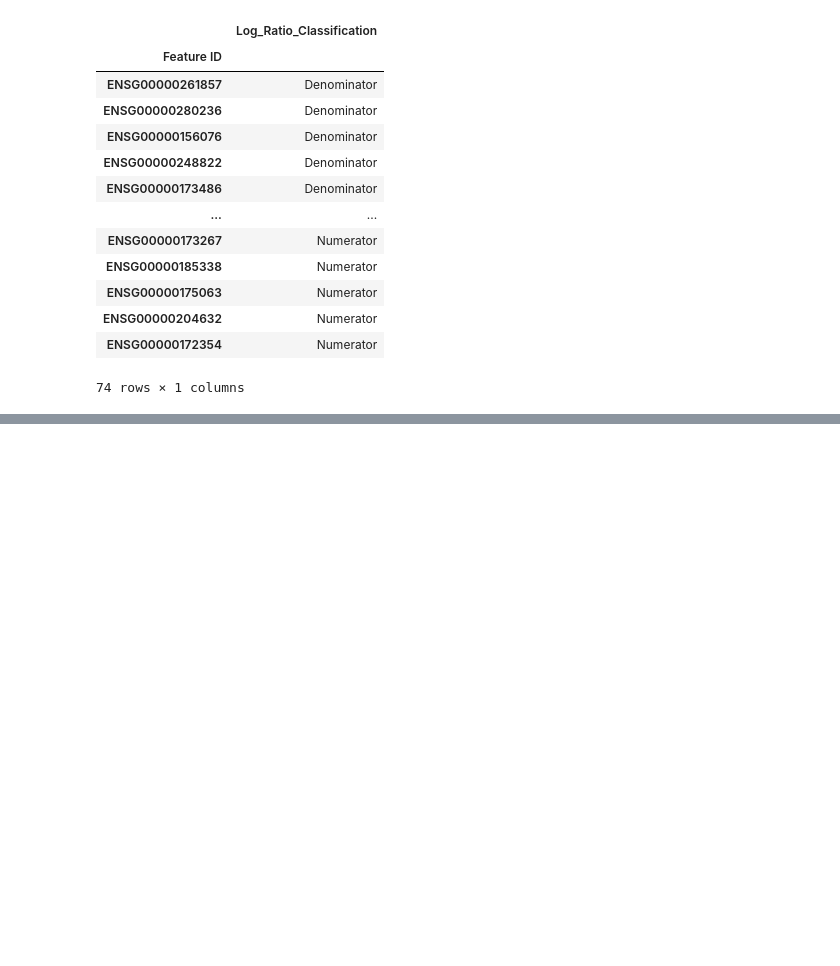
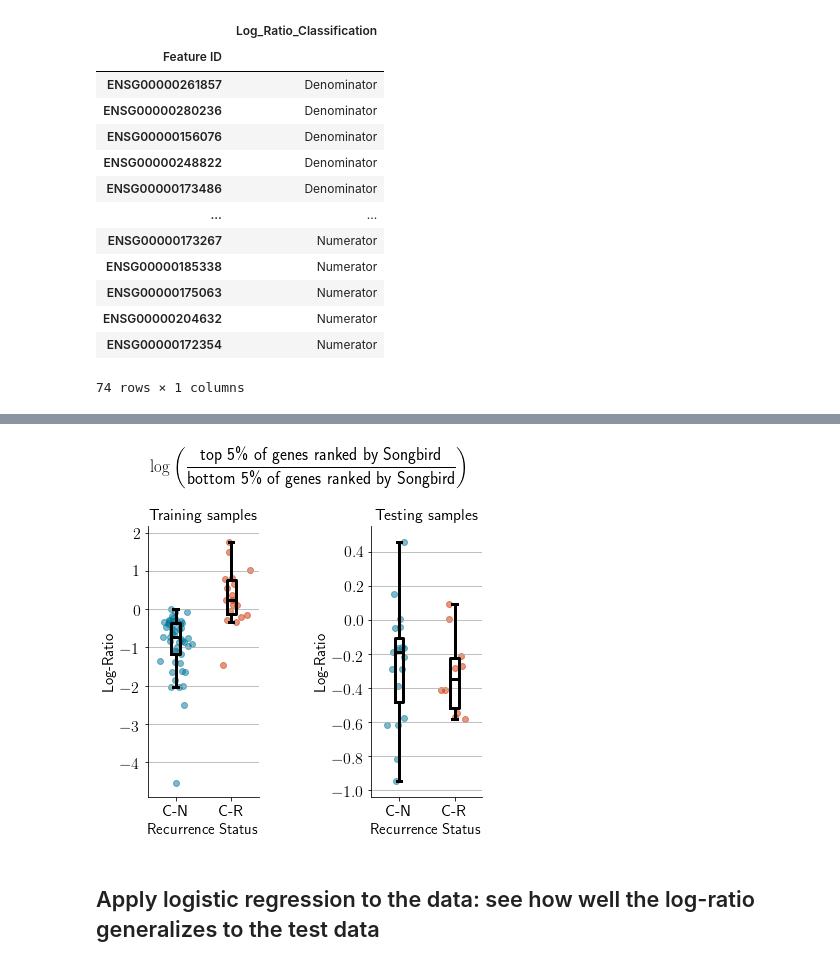
Before and after one commit to fedarko/283-project, a Jupyter notebook: notebooks/04-ClusterLogRatios.ipynb, the cells around one changed output, grey strips where cells are left out. Saved outputs shown, nothing was run; the diff lists cells and outputs as text; code cells hidden in the pictures; blank space fills up the shorter version.

Commit message:
initial songbird classification proof of concept
does not perform very well, but ... it certainly does perform

```diff
--- a/notebooks/04-ClusterLogRatios.ipynb
+++ b/notebooks/04-ClusterLogRatios.ipynb
@@ -11,3 +12,7 @@ from matplotlib import pyplot
+# %%
+# Get the LaTeX math mode stuff working as expected: https://stackoverflow.com/a/23856968
+matplotlib.rcParams['text.usetex'] = True
+matplotlib.rcParams['text.latex.preamble'] = [r'\usepackage{amsmath}']
 # %%
 # Set a random seed for NumPy for the jitterplots used below; from
 # https://numpy.org/doc/stable/reference/random/generated/numpy.random.seed.html
@@ -141,0 +145,13 @@ fig.set_size_inches(3, 5)
+# %%
+fig, (ax1, ax2) = pyplot.subplots(1, 2, gridspec_kw={"wspace": 1})
+
+tr_cn_lr, tr_cr_lr = lr_boxjitterplot(traincm, lr_features, "Training samples", ax1)
+te_cn_lr, te_cr_lr = lr_boxjitterplot(testcm, lr_features, "Testing samples", ax2)
+
+fig.suptitle("$\log \\bigg(\\dfrac{\\text{top 5\% of genes ranked by Songbird}}{\\text{bottom 5\% of genes ranked by Songbird}}$\\bigg)", fontsize=17, y=1.1, fontweight="bold")
+fig.set_size_inches(6, 5)
+fig.savefig("../figs/results/songbird-5pct-logratios.png", bbox_inches="tight")
+# %% [output]
+[figure, added]
+# %% [markdown]
+## Apply logistic regression to the data: see how well the log-ratio generalizes to the test data
```
Also changed, not shown: parts of 4 cells of this notebook, 7 other files.
